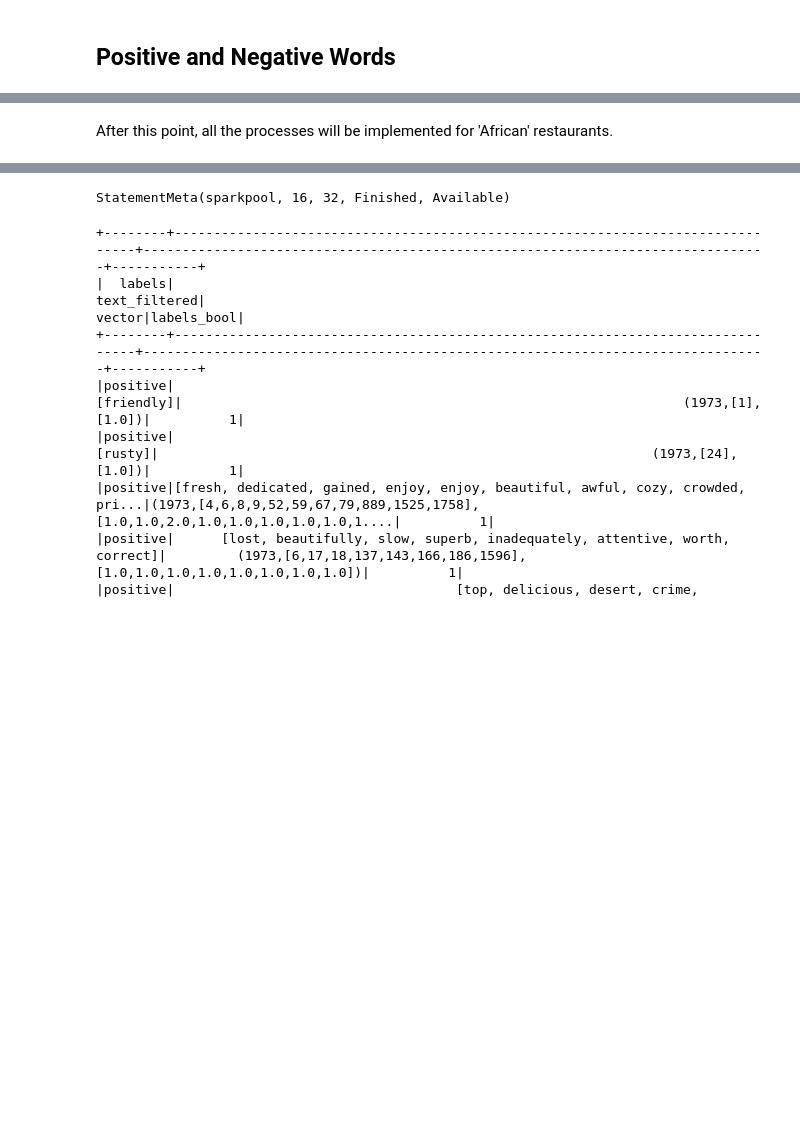
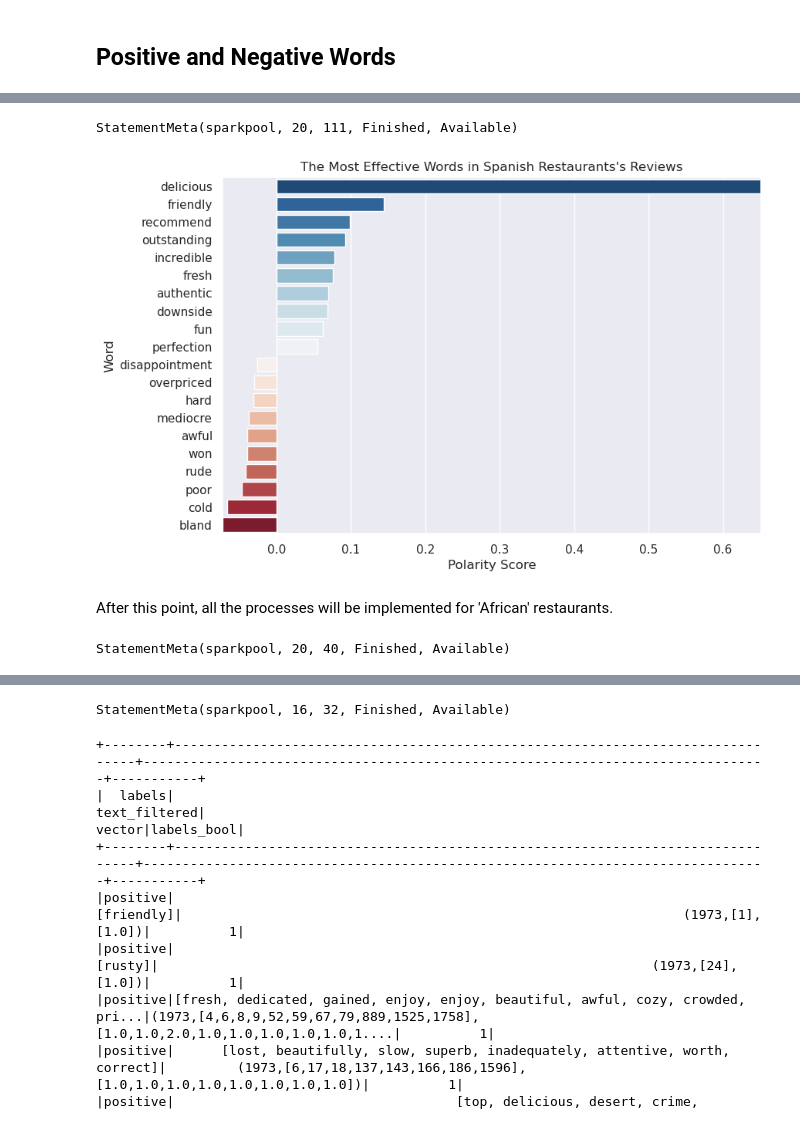
Before and after one commit to yusufkurubacak/PySpark-Yelp-Restaurant-Reviews-Sentiment-Analysis, a Jupyter notebook: Yelp_Sentiment_Analysis.ipynb, the cells around one changed output, grey strips where cells are left out. Drawn from its saved outputs; the diff is of its cells as text; code cells hidden in the pictures; blank space fills up the shorter version.

```diff
--- a/Yelp_Sentiment_Analysis.ipynb
+++ b/Yelp_Sentiment_Analysis.ipynb
@@ -453,0 +654,2 @@ StatementMeta(sparkpool, 16, 24, Finished, Available)
+# %%
+spanish_sum_df = get_polarity('Spanish')
@@ -454,5 +690,24 @@ StatementMeta(sparkpool, 16, 24, Finished, Available)
+# %%
+get_plot(spanish_sum_df,'Spanish')
+# %% [output]
+StatementMeta(sparkpool, 20, 111, Finished, Available)
+[figure, added]
 # %% [markdown]
 After this point, all the processes will be implemented for 'African' restaurants.
+# %%
+# Define a function that filters rows based on the 'category' parameter
+def get_dataset(category):
+    """Takes in a category name as string. Returns a DataFrame with filtered rows based on category argument."""
+
+    # Filter DataFrame to only include reviews for the given category
+    df = restaurants_reviews.filter(col("category") == category)
+
+    # Select relevant columns
+    df = df.select(["text_filtered","labels_bool"])
+
+    return df
+# %% [output]
+StatementMeta(sparkpool, 20, 40, Finished, Available)
 # %%
 African = get_dataset("African")
 # %% [output]
```
Also changed, not shown: parts of 149 cells of this notebook.
